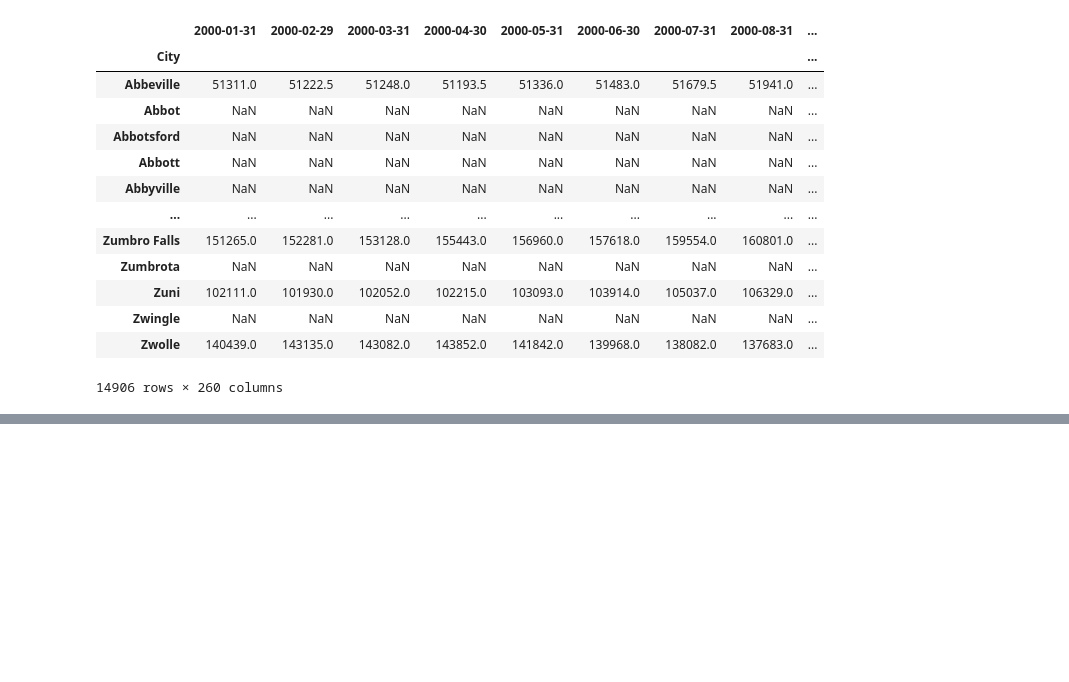
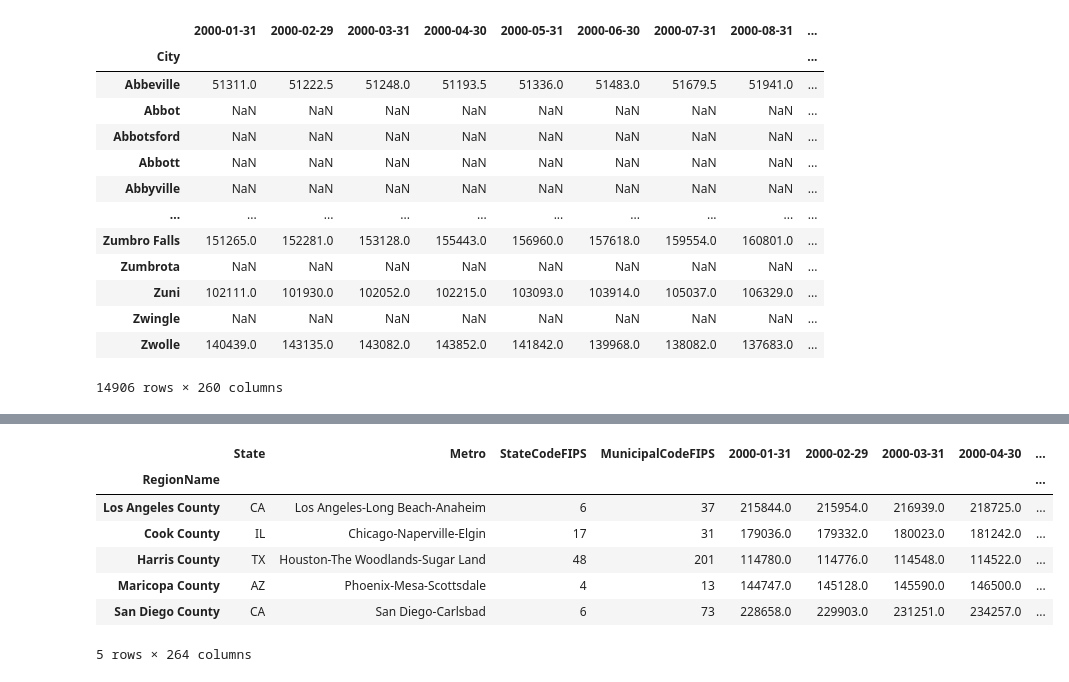
Before and after one commit to ccaldarella99/sinking_real_estate_data, a Jupyter notebook: code/zillow_EDA.ipynb, the cells around one changed output, grey strips where cells are left out. Saved outputs shown, nothing was run; the diff lists cells and outputs as text; code cells hidden in the pictures; blank space fills up the shorter version.

```diff
--- a/code/zillow_EDA.ipynb
+++ b/code/zillow_EDA.ipynb
@@ -154,0 +179,14 @@ zhvi_met_smooth_city.median()
+# %%
+county_ZillowHomeValueIndex_smoothed_seasonalAdjusted = pd.read_csv(zillow_path_and_file[1])
+
+zhvi_met_raw = county_ZillowHomeValueIndex_smoothed_seasonalAdjusted.set_index('RegionName').iloc[:,4:]
+zhvi_met_raw.head()
+# %% [output]
+|  | State | Metro | StateCodeFIPS | MunicipalCodeFIPS | 2000-01-31 | 2000-02-29 | 2000-03-31 | 2000-04-30 | ... |
+| RegionName |  |  |  |  |  |  |  |  | ... |
+| Los Angeles County | CA | Los Angeles-Long Beach-Anaheim | 6 | 37 | 215844.0 | 215954.0 | 216939.0 | 218725.0 | ... |
+| Cook County | IL | Chicago-Naperville-Elgin | 17 | 31 | 179036.0 | 179332.0 | 180023.0 | 181242.0 | ... |
+| Harris County | TX | Houston-The Woodlands-Sugar Land | 48 | 201 | 114780.0 | 114776.0 | 114548.0 | 114522.0 | ... |
+| Maricopa County | AZ | Phoenix-Mesa-Scottsdale | 4 | 13 | 144747.0 | 145128.0 | 145590.0 | 146500.0 | ... |
+| San Diego County | CA | San Diego-Carlsbad | 6 | 73 | 228658.0 | 229903.0 | 231251.0 | 234257.0 | ... |
+5 rows × 264 columns
```
Also changed, not shown: parts of 9 cells of this notebook, 1 other file.
